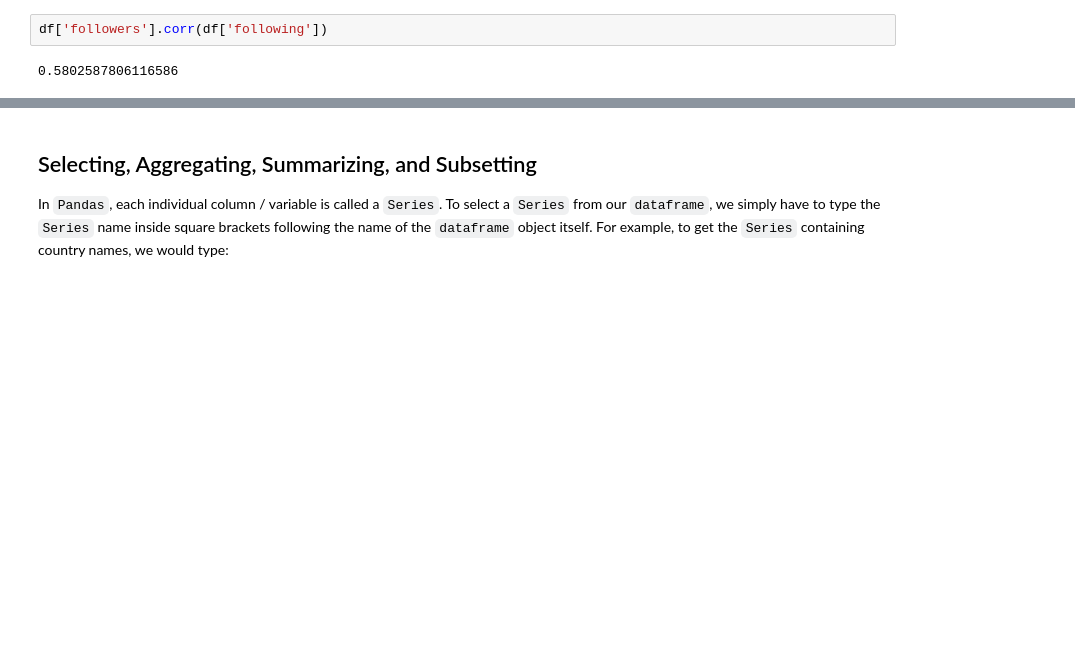
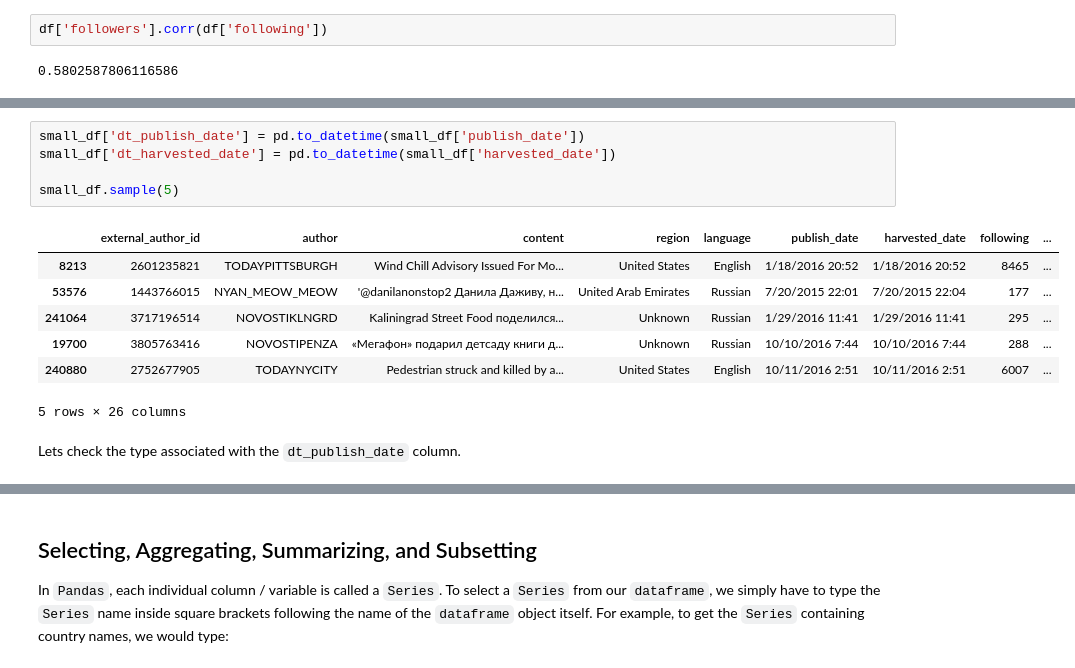
Before and after one commit to mclevey/GESIS_2020_Fundamentals, a Jupyter notebook: 03_pandas.ipynb, the cells around one changed output, grey strips where cells are left out. Cells and saved outputs as stored; diff of their text form; blank space fills up the shorter version.

```diff
--- a/03_pandas.ipynb
+++ b/03_pandas.ipynb
@@ -841,0 +1107,15 @@ JA: I will do this. Likely just be super basic. The weird things people need to
+# %%
+small_df['dt_publish_date'] = pd.to_datetime(small_df['publish_date'])
+small_df['dt_harvested_date'] = pd.to_datetime(small_df['harvested_date'])
+
+small_df.sample(5)
+# %% [output]
+|  | external_author_id | author | content | region | language | publish_date | harvested_date | following | ... |
+| 8213 | 2601235821 | TODAYPITTSBURGH | Wind Chill Advisory Issued For Mo... | United States | English | 1/18/2016 20:52 | 1/18/2016 20:52 | 8465 | ... |
+| 53576 | 1443766015 | NYAN_MEOW_MEOW | '@danilanonstop2 Данила Даживу, н... | United Arab Emirates | Russian | 7/20/2015 22:01 | 7/20/2015 22:04 | 177 | ... |
+| 241064 | 3717196514 | NOVOSTIKLNGRD | Kaliningrad Street Food поделился... | Unknown | Russian | 1/29/2016 11:41 | 1/29/2016 11:41 | 295 | ... |
+| 19700 | 3805763416 | NOVOSTIPENZA | «Мегафон» подарил детсаду книги д... | Unknown | Russian | 10/10/2016 7:44 | 10/10/2016 7:44 | 288 | ... |
+| 240880 | 2752677905 | TODAYNYCITY | Pedestrian struck and killed by a... | United States | English | 10/11/2016 2:51 | 10/11/2016 2:51 | 6007 | ... |
+5 rows × 26 columns
+# %% [markdown]
+Lets check the type associated with the `dt_publish_date` column.
```
Also changed, not shown: parts of 113 cells of this notebook.
